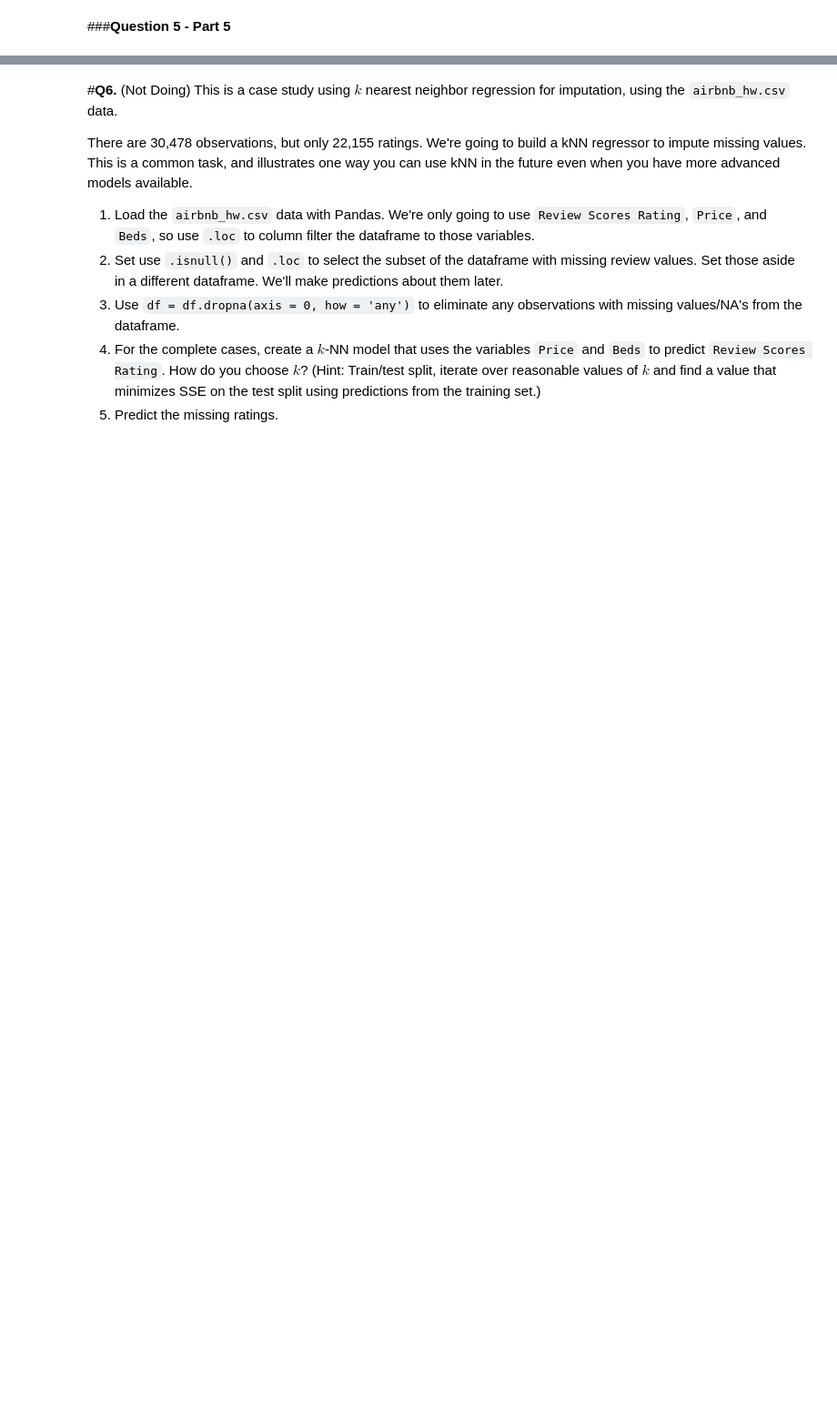
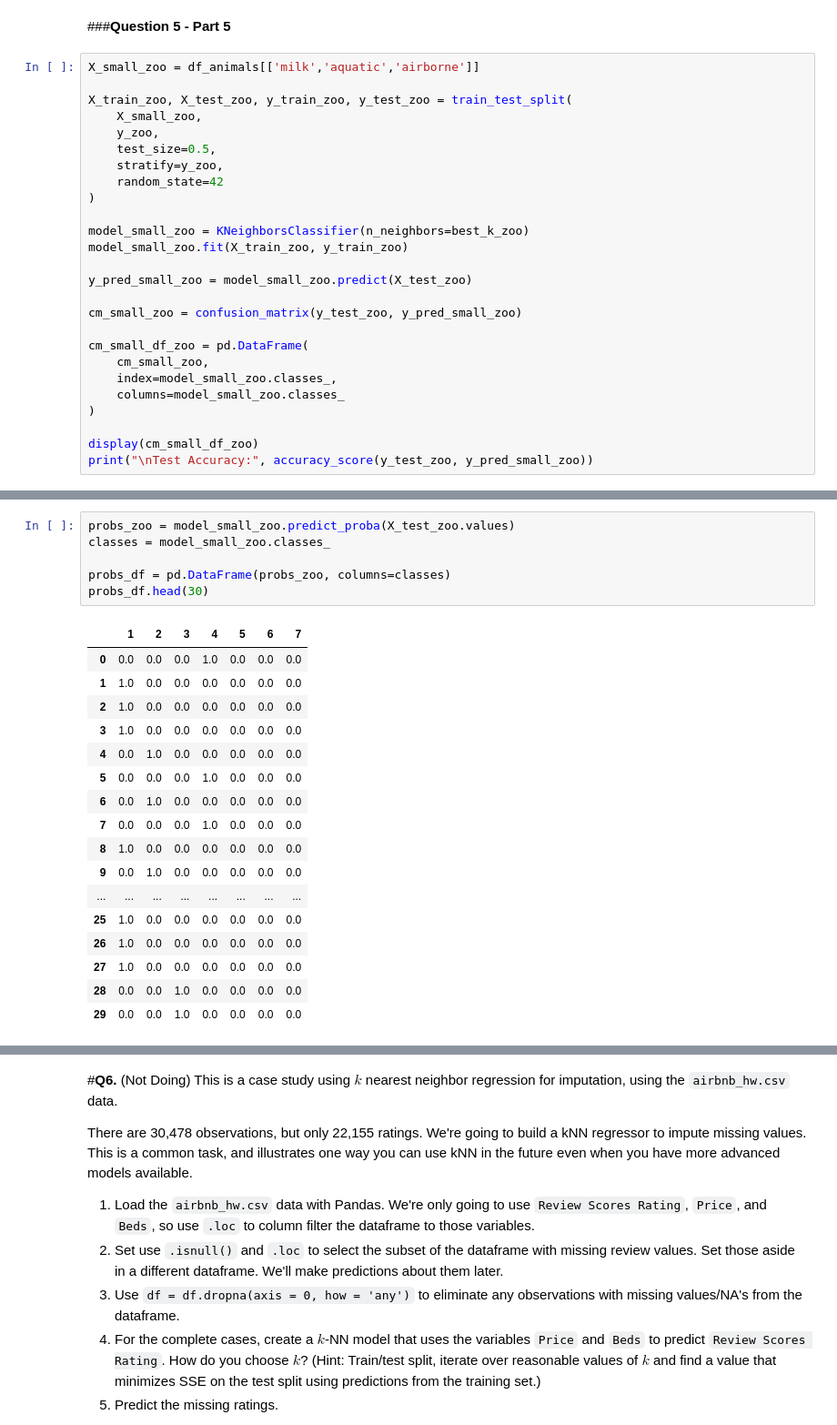
Before and after one commit to thomashooks53/undergrad_ml_assignments, a Jupyter notebook: 02_assignment_knn.ipynb, the cells around one changed output, grey strips where cells are left out. Shown at 91% size. Drawn from its saved outputs; the diff is of its cells as text; blank space fills up the shorter version.

```diff
--- a/02_assignment_knn.ipynb
+++ b/02_assignment_knn.ipynb
@@ -515,2 +734,28 @@ The data consist of a label, `class`, taking integer values 1 to 7, the name of
 # %% [markdown]
 ###**Question 5 - Part 5**
+# %%
+X_small_zoo = df_animals[['milk','aquatic','airborne']]
+
+X_train_zoo, X_test_zoo, y_train_zoo, y_test_zoo = train_test_split(
+    X_small_zoo,
+    y_zoo,
+    test_size=0.5,
+    stratify=y_zoo,
+    random_state=42
+)
+
+model_small_zoo = KNeighborsClassifier(n_neighbors=best_k_zoo)
+model_small_zoo.fit(X_train_zoo, y_train_zoo)
+
+y_pred_small_zoo = model_small_zoo.predict(X_test_zoo)
+
+cm_small_zoo = confusion_matrix(y_test_zoo, y_pred_small_zoo)
+
+cm_small_df_zoo = pd.DataFrame(
+    cm_small_zoo,
+    index=model_small_zoo.classes_,
+    columns=model_small_zoo.classes_
+)
+
+display(cm_small_df_zoo)
+print("\nTest Accuracy:", accuracy_score(y_test_zoo, y_pred_small_zoo))
@@ -516,0 +772,24 @@ The data consist of a label, `class`, taking integer values 1 to 7, the name of
+# %%
+probs_zoo = model_small_zoo.predict_proba(X_test_zoo.values)
+classes = model_small_zoo.classes_
+
+probs_df = pd.DataFrame(probs_zoo, columns=classes)
+probs_df.head(30)
+# %% [output]
+|  | 1 | 2 | 3 | 4 | 5 | 6 | 7 |
+| 0 | 0.0 | 0.0 | 0.0 | 1.0 | 0.0 | 0.0 | 0.0 |
+| 1 | 1.0 | 0.0 | 0.0 | 0.0 | 0.0 | 0.0 | 0.0 |
+| 2 | 1.0 | 0.0 | 0.0 | 0.0 | 0.0 | 0.0 | 0.0 |
+| 3 | 1.0 | 0.0 | 0.0 | 0.0 | 0.0 | 0.0 | 0.0 |
+| 4 | 0.0 | 1.0 | 0.0 | 0.0 | 0.0 | 0.0 | 0.0 |
+| 5 | 0.0 | 0.0 | 0.0 | 1.0 | 0.0 | 0.0 | 0.0 |
+| 6 | 0.0 | 1.0 | 0.0 | 0.0 | 0.0 | 0.0 | 0.0 |
+| 7 | 0.0 | 0.0 | 0.0 | 1.0 | 0.0 | 0.0 | 0.0 |
+| 8 | 1.0 | 0.0 | 0.0 | 0.0 | 0.0 | 0.0 | 0.0 |
+| 9 | 0.0 | 1.0 | 0.0 | 0.0 | 0.0 | 0.0 | 0.0 |
+| ... | ... | ... | ... | ... | ... | ... | ... |
+| 25 | 1.0 | 0.0 | 0.0 | 0.0 | 0.0 | 0.0 | 0.0 |
+| 26 | 1.0 | 0.0 | 0.0 | 0.0 | 0.0 | 0.0 | 0.0 |
+| 27 | 1.0 | 0.0 | 0.0 | 0.0 | 0.0 | 0.0 | 0.0 |
+| 28 | 0.0 | 0.0 | 1.0 | 0.0 | 0.0 | 0.0 | 0.0 |
+| 29 | 0.0 | 0.0 | 1.0 | 0.0 | 0.0 | 0.0 | 0.0 |
```
Also changed, not shown: parts of 20 cells of this notebook.
